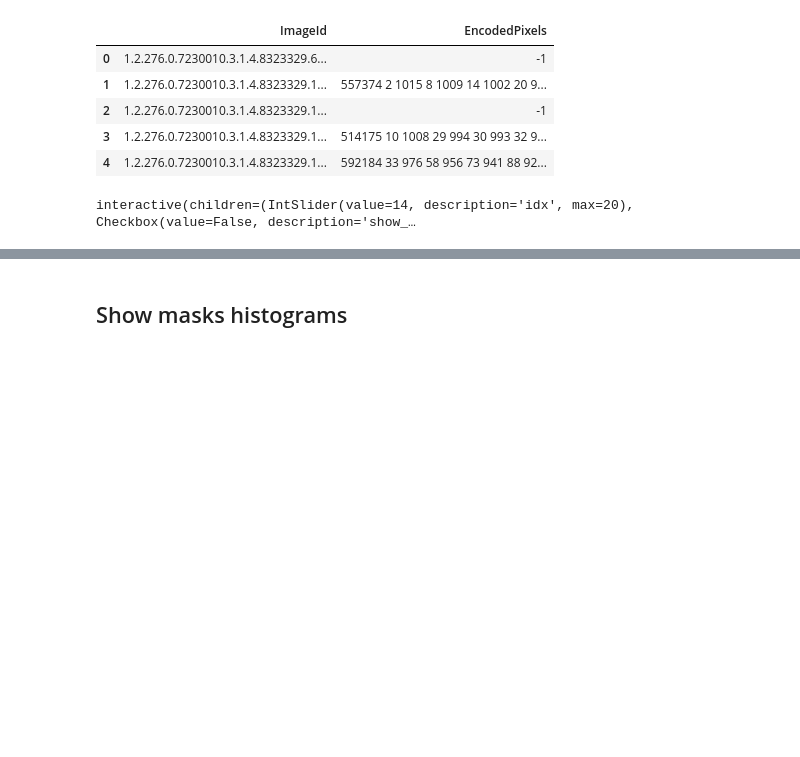
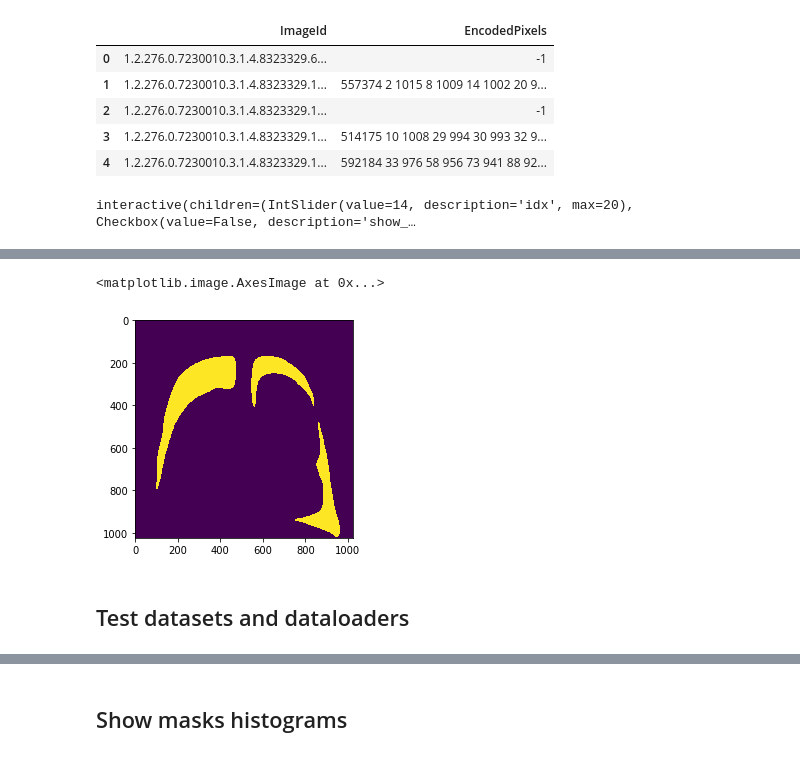
Before and after one commit to zakajd/kaggle-pneumothorax, a Jupyter notebook: notebooks/1. Data exploration.ipynb, the cells around one changed output, grey strips where cells are left out. Saved outputs shown, nothing was run; the diff lists cells and outputs as text; code cells hidden in the pictures; blank space fills up the shorter version.

```diff
--- a/notebooks/1. Data exploration.ipynb
+++ b/notebooks/1. Data exploration.ipynb
@@ -293,0 +204,14 @@ from pytorch_tools.utils.rle import rle_to_string, rle_encode, rle_decode
+# %%
+# Read mask for an image with pneumothorax
+image_id = '1.2.276.0.7230010.3.1.4.8323329.13831.1517875248.167238'
+mask = cv2.imread(f'data/interim/masks/{image_id}.png', cv2.IMREAD_GRAYSCALE)
+plt.imshow(mask)
+# pred_mask = ((mask / 255.0) * 0.6)
+# binary_mask = apply_thresholds(pred_mask, top_threshold=0.5, min_component_area=2000)
+# plt.imshow(binary_mask)
+# plt.hist(total_areas, range=(1, 1024*1024))
+# %% [output]
+<matplotlib.image.AxesImage at 0x...>
+[figure, added]
+# %% [markdown]
+## Test datasets and dataloaders
```
Also changed, not shown: parts of 9 cells of this notebook, 9 other files.
